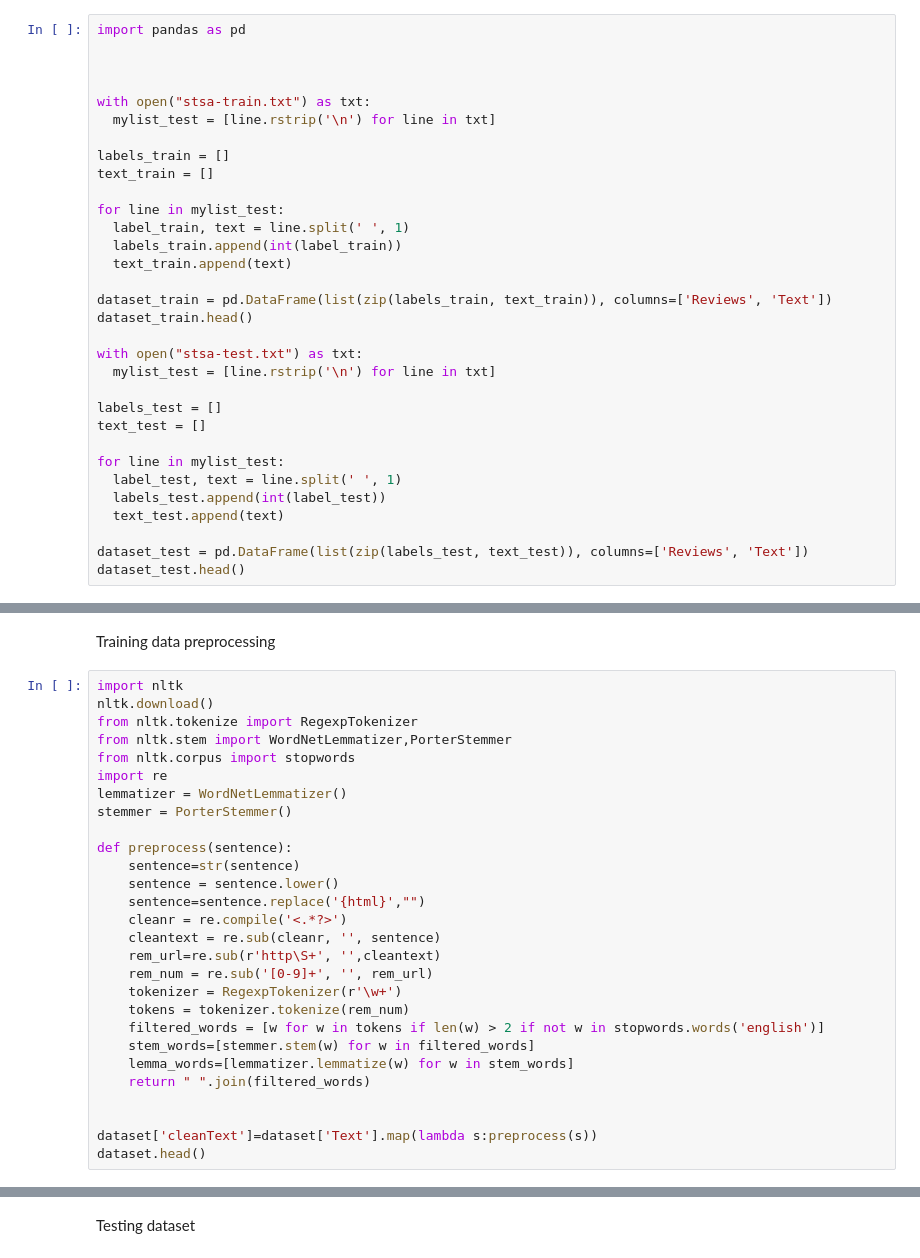
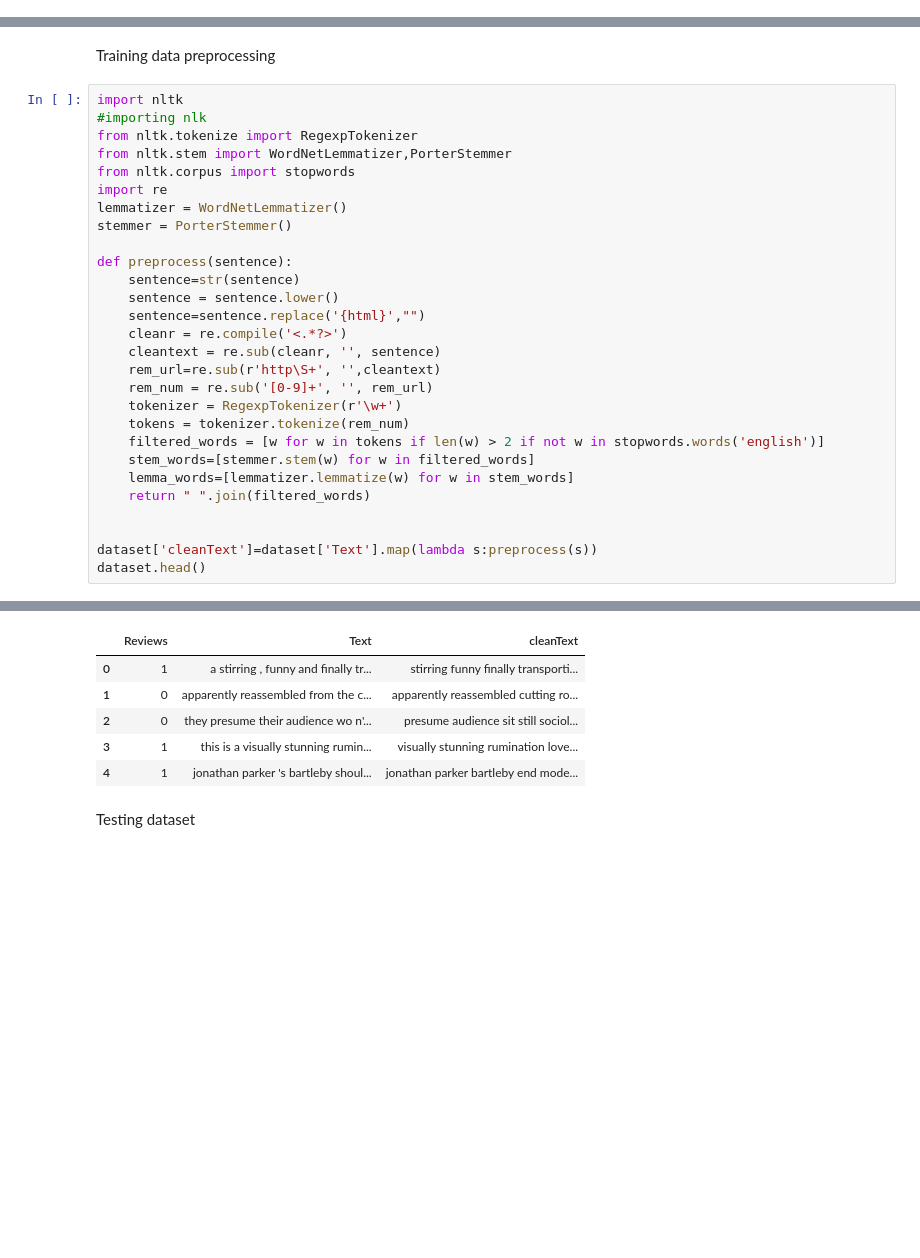
Before and after one commit to sravika-reddy12/Sravika-Reddy_INFO5731_Spring2023, a Jupyter notebook: In_class_exercise_5.ipynb, the cells around one changed output, grey strips where cells are left out. Cells and saved outputs as stored; diff of their text form; blank space fills up the shorter version.

```diff
--- a/In_class_exercise_5.ipynb
+++ b/In_class_exercise_5.ipynb
@@ -34,38 +34,6 @@ Evaluation measurement:
 (3) Precison
 
 (4) F-1 score
-# %%
-import pandas as pd
-
-
-
-with open("stsa-train.txt") as txt:
-  mylist_test = [line.rstrip('\n') for line in txt]
-
-labels_train = []
-text_train = []
-
-for line in mylist_test:
-  label_train, text = line.split(' ', 1)
-  labels_train.append(int(label_train))
-  text_train.append(text)
-
-dataset_train = pd.DataFrame(list(zip(labels_train, text_train)), columns=['Reviews', 'Text'])
-dataset_train.head()
-
-with open("stsa-test.txt") as txt:
-  mylist_test = [line.rstrip('\n') for line in txt]
-
-labels_test = []
-text_test = []
-
-for line in mylist_test:
-  label_test, text = line.split(' ', 1)
-  labels_test.append(int(label_test))
-  text_test.append(text)
-
-dataset_test = pd.DataFrame(list(zip(labels_test, text_test)), columns=['Reviews', 'Text'])
-dataset_test.head()
 # %%
 
 # Write your code here
@@ -98,7 +93,7 @@ FileNotFoundError: ignored
 Training data preprocessing
 # %%
 import nltk
-nltk.download()
+#importing nlk
 from nltk.tokenize import RegexpTokenizer
 from nltk.stem import WordNetLemmatizer,PorterStemmer
 from nltk.corpus import stopwords
@@ -145,3 +123,9 @@ Packages:
+|  | Reviews | Text | cleanText |
+| 0 | 1 | a stirring , funny and finally tr... | stirring funny finally transporti... |
+| 1 | 0 | apparently reassembled from the c... | apparently reassembled cutting ro... |
+| 2 | 0 | they presume their audience wo n'... | presume audience sit still sociol... |
+| 3 | 1 | this is a visually stunning rumin... | visually stunning rumination love... |
+| 4 | 1 | jonathan parker 's bartleby shoul... | jonathan parker bartleby end mode... |
 # %% [markdown]
 Testing dataset
 # %%
```
Also changed, not shown: parts of 39 cells of this notebook.
